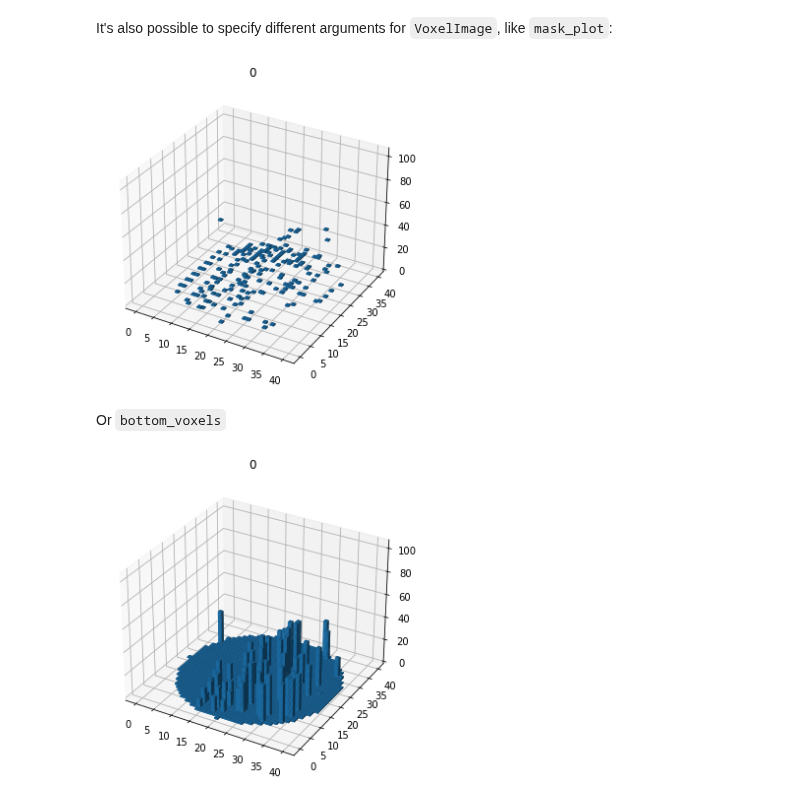
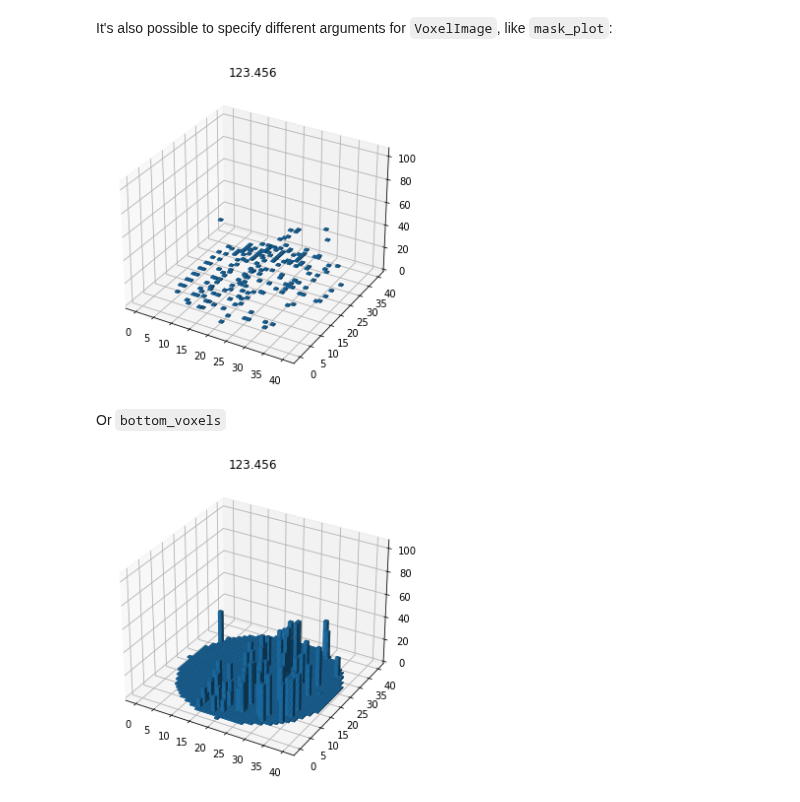
Before and after one commit to mayrajeo/enveco, a Jupyter notebook: nbs/01_las.ipynb, the cells around one changed output. Cells and saved outputs as stored; diff of their text form; code cells hidden in the pictures.

```diff
--- a/nbs/01_las.ipynb
+++ b/nbs/01_las.ipynb
@@ -526,19 +526,19 @@ dls.show_batch()
 # %% [markdown]
 It's also possible to specify different arguments for `VoxelImage`, like `mask_plot`:
 # %%
-dls = VoxelDataLoaders.from_df(df, folder='data/', label_col='v', fn_col='sampleplotid', bs=1,
+dls = VoxelDataLoaders.from_df(df, folder='data/', label_col='v', fn_col='sampleplotid', bs=1, y_block=RegressionBlock,
                                mask_plot=True)
 dls.show_batch()
 # %% [output]
-[figure, old version]
+[figure, new version]
 # %% [markdown]
 Or `bottom_voxels`
 # %%
-dls = VoxelDataLoaders.from_df(df, folder='data/', label_col='v', fn_col='sampleplotid', bs=1,
+dls = VoxelDataLoaders.from_df(df, folder='data/', label_col='v', fn_col='sampleplotid', bs=1,y_block=RegressionBlock,
                                mask_plot=True, bottom_voxels=True)
 dls.show_batch()
 # %% [output]
-[figure, old version]
+[figure, new version]
 # %%
 from nbdev.export import notebook2script
 notebook2script()
```
Also changed, not shown: parts of 1 cell of this notebook, 7 other files.
